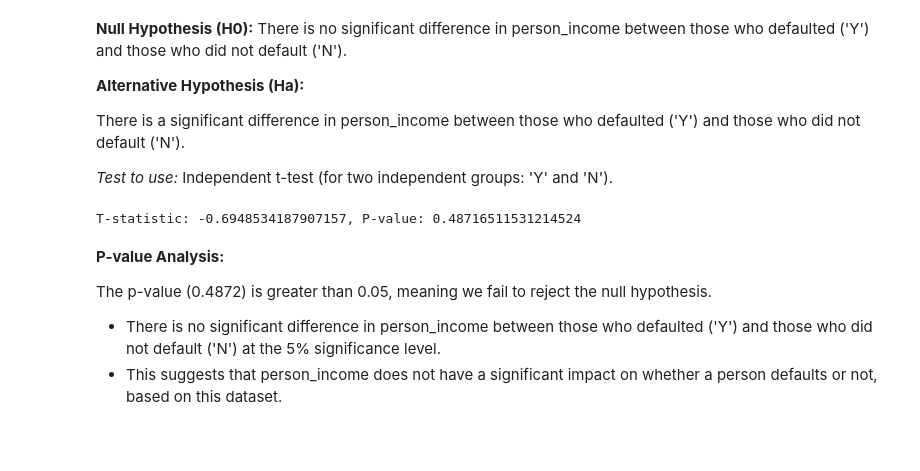
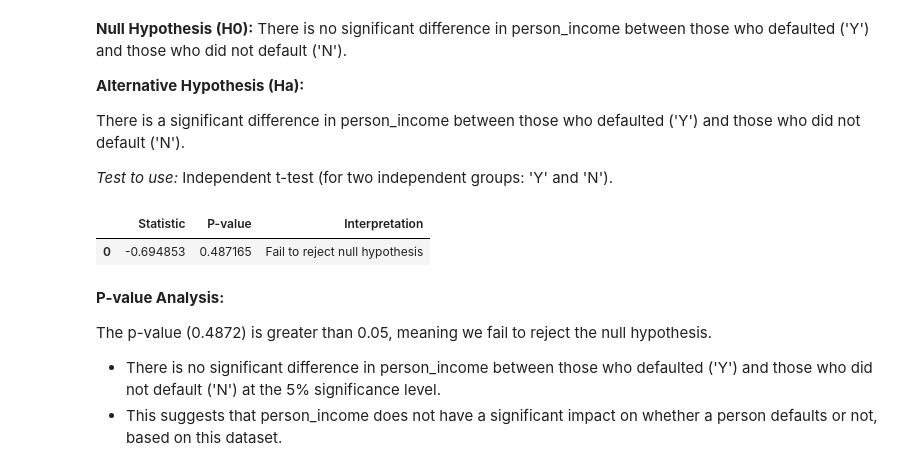
Before and after one commit to Lindelani82/Credit-Risk-Project, a Jupyter notebook: Untitled-1.ipynb, the cells around one changed output. Saved outputs shown, nothing was run; the diff lists cells and outputs as text; code cells hidden in the pictures; blank space fills up the shorter version.

```diff
--- a/Untitled-1.ipynb
+++ b/Untitled-1.ipynb
@@ -116,15 +158,28 @@ There is a significant difference in person_income between those who defaulted (
 # %%
 from scipy.stats import ttest_ind
 
 # Separate groups based on the target column
 default = new_data[new_data['cb_person_default_on_file'] == 'Y']['person_income']
 non_default = new_data[new_data['cb_person_default_on_file'] == 'N']['person_income']
 
 # Perform t-test
 t_stat, p_val = ttest_ind(default, non_default, equal_var=False)
-print(f"T-statistic: {t_stat}, P-value: {p_val}")
+
+
+results = {
+    "Statistic": [t_stat],
+    "P-value": [p_val],
+    "Interpretation": [
+        "Reject null hypothesis" if p_val < 0.05 else "Fail to reject null hypothesis"
+    ],
+}
+
+# Create a DataFrame
+t_test_df = pd.DataFrame(results)
+t_test_df
 # %% [output]
-T-statistic: -0.6948534187907157, P-value: 0.48716511531214524
+|  | Statistic | P-value | Interpretation |
+| 0 | -0.694853 | 0.487165 | Fail to reject null hypothesis |
 # %% [markdown]
 **P-value Analysis:**
 
```
Also changed, not shown: parts of 18 cells of this notebook.
